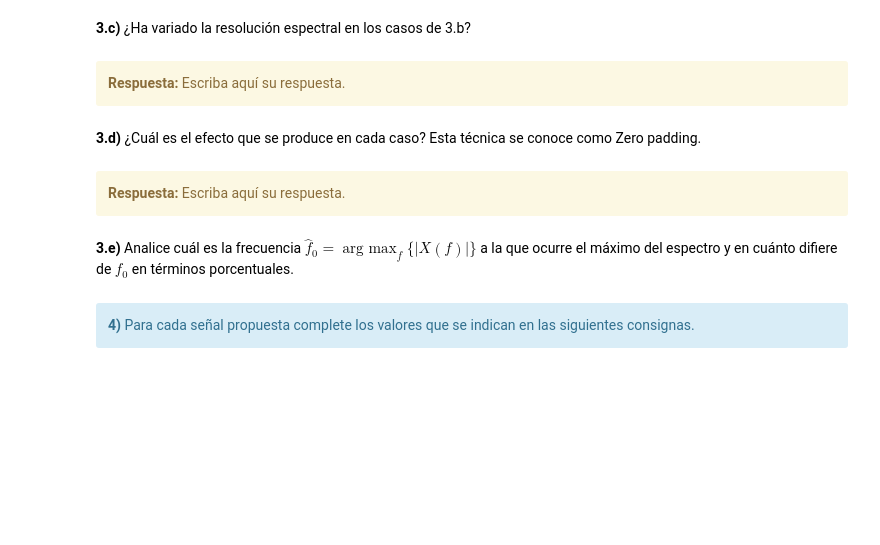
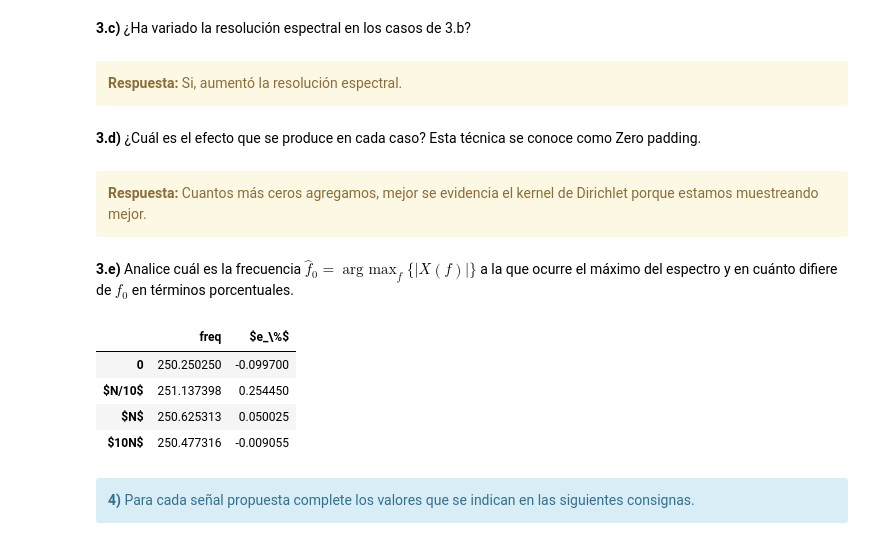
Before and after one commit to yaninacorsaro/PDS, a Jupyter notebook: TP1 - Muestreo de señales - Forurier.ipynb, the cells around one changed output. Cells and saved outputs as stored; diff of their text form; code cells hidden in the pictures; blank space fills up the shorter version.

```diff
--- a/TP1 - Muestreo de señales - Forurier.ipynb
+++ b/TP1 - Muestreo de señales - Forurier.ipynb
@@ -467,13 +467,13 @@ for m in mj:
 **3.c)** ¿Ha variado la resolución espectral en los casos de 3.b?
 # %% [markdown]
 <div class="alert alert-block alert-warning">
-<b>Respuesta:</b> Escriba aquí su respuesta.
+<b>Respuesta:</b> Si, aumentó la resolución espectral.
 </div>
 # %% [markdown]
 **3.d)** ¿Cuál es el efecto que se produce en cada caso? Esta técnica se conoce como Zero padding.
 # %% [markdown]
 <div class="alert alert-block alert-warning">
-<b>Respuesta:</b> Escriba aquí su respuesta.
+<b>Respuesta:</b> Cuantos más ceros agregamos, mejor se evidencia el kernel de Dirichlet porque estamos muestreando mejor.
 </div>
 # %% [markdown]
 **3.e)** Analice cuál es la frecuencia  $\hat{f}_0 = \mathop{arg\ max}_f \{\lvert X(f) \rvert \}$ a la que ocurre el máximo del espectro y en cuánto difiere de $f_0$ en términos porcentuales.
@@ -496,3 +480,42 @@ HTML(df.to_html())
+# %%
+#######################################
+# Tu simulación que genere resultados #
+#######################################
+
+
+N  = 1000 # muestras
+fs = 1000 # Hz
+a0 = 1       # Volts
+p0 = np.pi/4  # radianes
+f=0.5
+mj = [0, int(N/10), N, 10*N]
+fo=  fs/4+f
+tus_resultados = []
+freq = []
+for m in mj:
+    tiempo, xx = mi_funcion_sen( a0, 0, fs/4+f, p0, N, fs)
+    x = np.concatenate((xx, np.zeros(m)))
+    fft1 = fft(x)
+    frqs =  np.linspace( start= 0, stop= fs ,num = N+m)
+    idx = np.argmax(np.abs(fft1))
+    freq.append(frqs[idx] )
+    resultado = (frqs[idx]-fo)*100/fo
+    tus_resultados.append(resultado)
+
+#tus_resultados = (tus_resultados - tus_resultados[0]) * 100/tus_resultados[0]
+d = {'freq': freq, '$e_\%$': tus_resultados}
+df = DataFrame(data = d,
+               index=['0',
+                      '$N/10$',
+                      '$N$',
+                      '$10N$'])
+HTML(df.to_html())
+# %% [output]
+|  | freq | $e_\%$ |
+| 0 | 250.250250 | -0.099700 |
+| $N/10$ | 251.137398 | 0.254450 |
+| $N$ | 250.625313 | 0.050025 |
+| $10N$ | 250.477316 | -0.009055 |
 # %% [markdown]
 <div class="alert alert-block alert-info">
 <b>4)</b>
```
Also changed, not shown: parts of 15 cells of this notebook.
